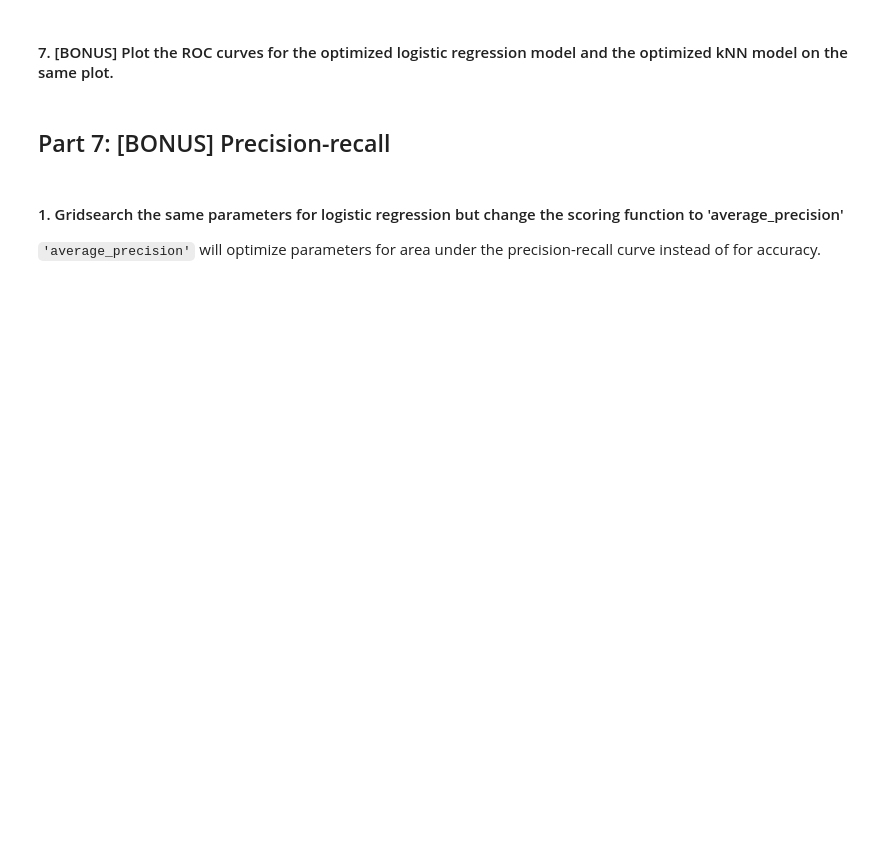
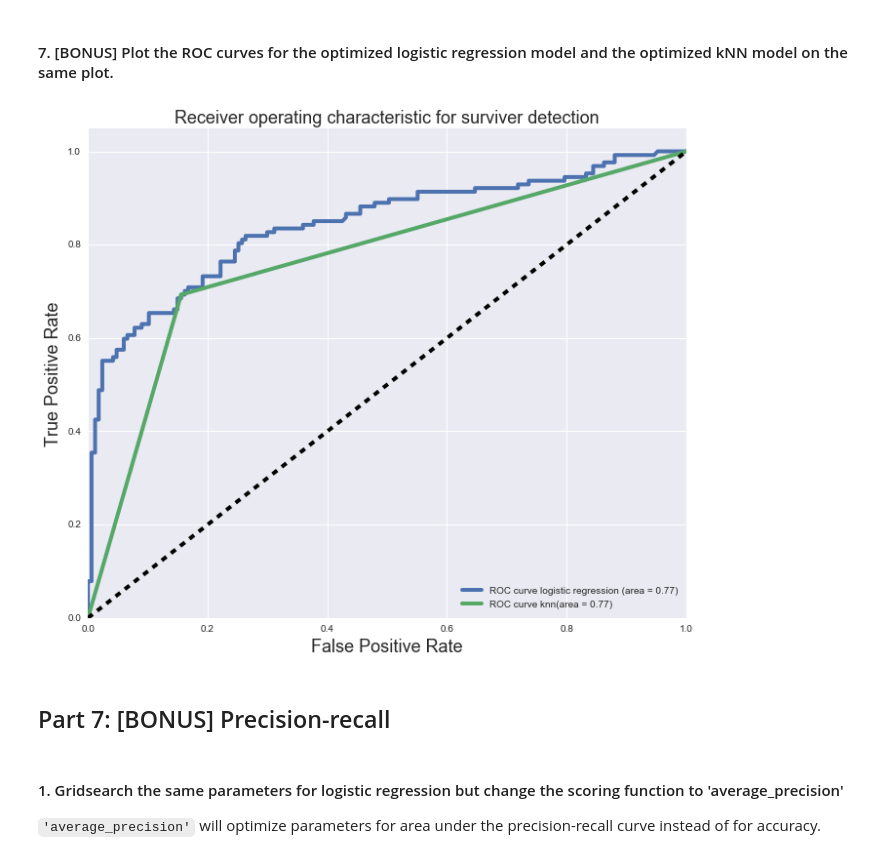
Before and after one commit to stavgrossfeld/GA-Data-Science-Immersive, a Jupyter notebook: projects/project-05/code/starter-code/starter-code.ipynb, the cells around one changed output. Drawn from its saved outputs; the diff is of its cells as text; code cells hidden in the pictures; blank space fills up the shorter version.

```diff
--- a/projects/project-05/code/starter-code/starter-code.ipynb
+++ b/projects/project-05/code/starter-code/starter-code.ipynb
@@ -78,5 +356,11 @@ bash: line 1: psql: command not found
 logreg_parameters = {
     'penalty':['l1','l2'],
     'C':np.logspace(-5,1,50),
-    'solver':['liblinear']
+    'solver':['liblinear'],
+    'n_jobs':[-1]
 }
+
+from sklearn.grid_search import GridSearchCV
+
+estimator = GridSearchCV(logreg, logreg_parameters, cv = 5)
+estimator.fit(X_test, Y_test)
@@ -107,2 +481,7 @@ At least have number of neighbors and weights in your parameters dictionary.
 # %% [markdown]
 #### 5. Fit a new kNN model with the optimal parameters found in gridsearch.
+# %%
+knn = KNeighborsClassifier(n_neighbors = 50, weights = 'uniform', algorithm = 'ball_tree')
+clf_op = knn.fit(X_train, Y_train)
+print clf_op.score(X_train,Y_train)
+print clf_op.score(X_test,Y_test)
@@ -109,2 +491,8 @@ At least have number of neighbors and weights in your parameters dictionary.
 # %% [markdown]
 #### 6. Construct the confusion matrix for the optimal kNN model. Is it different from the logistic regression model? If so, how?
+# %%
+y_pred = clf_op.predict(X_test)
+print y_pred.shape, Y_test.shape
+
+knn_conf = pd.crosstab(Y_test, y_pred, rownames=['True'], colnames=['Predicted'], margins=True)
+knn_conf
@@ -111,5 +506,63 @@ At least have number of neighbors and weights in your parameters dictionary.
 # %% [markdown]
 #### 7. [BONUS] Plot the ROC curves for the optimized logistic regression model and the optimized kNN model on the same plot.
+# %%
+from sklearn.metrics import roc_curve, auc
+#Y_score = knn.decision_function(X_test)
+
+FPR = dict()
+TPR = dict()
+ROC_AUC = dict()
+
+# For class 1, find the area under the curve
+FPR[1], TPR[1], _ = roc_curve(Y_test, y_pred)
+ROC_AUC[1] = auc(FPR[1], TPR[1])
+Y_score = logreg.decision_function(X_test)
+
+FPR_l = dict()
+TPR_l = dict()
+ROC_AUC_l = dict()
+
+# For class 1, find the area under the curve
+FPR_l[1], TPR_l[1], _ = roc_curve(Y_test, Y_score)
+ROC_AUC_l[1] = auc(FPR[1], TPR[1])
+# Plot of a ROC curve for class 1 (has_cancer)
+plt.figure(figsize=[11,9])
+plt.plot(FPR_l[1], TPR_l[1], label='ROC curve logistic regression (area = %0.2f)' % ROC_AUC_l[1], linewidth=4)
+
+plt.plot(FPR[1], TPR[1], label='ROC curve knn(area = %0.2f)' % ROC_AUC[1], linewidth=4)
+plt.plot([0, 1], [0, 1], 'k--', linewidth=4)
+plt.xlim([0.0, 1.0])
+plt.ylim([0.0, 1.05])
+plt.xlabel('False Positive Rate', fontsize=18)
+plt.ylabel('True Positive Rate', fontsize=18)
+plt.title('Receiver operating characteristic for surviver detection', fontsize=18)
+plt.legend(loc="lower right")
+plt.show()
+
+
+# Y_score = logreg.decision_function(X_test)
+
+# FPR_l = dict()
+# TPR_l = dict()
+# ROC_AUC_l = dict()
+
+# # For class 1, find the area under the curve
+# FPR_l[1], TPR_l[1], _ = roc_curve(Y_test, Y_score)
+# ROC_AUC_l[1] = auc(FPR[1], TPR[1])
+
+# # Plot of a ROC curve for class 1 (has_cancer)
+# plt.figure(figsize=[11,9])
+# plt.plot(FPR_l[1], TPR_l[1], label='ROC curve (area = %0.2f)' % ROC_AUC_l[1], linewidth=4)
+# plt.plot([0, 1], [0, 1], 'k--', linewidth=4)
+# plt.xlim([0.0, 1.0])
+# plt.ylim([0.0, 1.05])
+# plt.xlabel('False Positive Rate', fontsize=18)
+# plt.ylabel('True Positive Rate', fontsize=18)
+# plt.title('Receiver operating characteristic for surviver detection', fontsize=18)
+# plt.legend(loc="lower right")
+# plt.show()
+# %% [output]
+[figure, added]
 # %% [markdown]
 ## Part 7: [BONUS] Precision-recall
 # %% [markdown]
```
Also changed, not shown: parts of 51 cells of this notebook, 2 other files.
